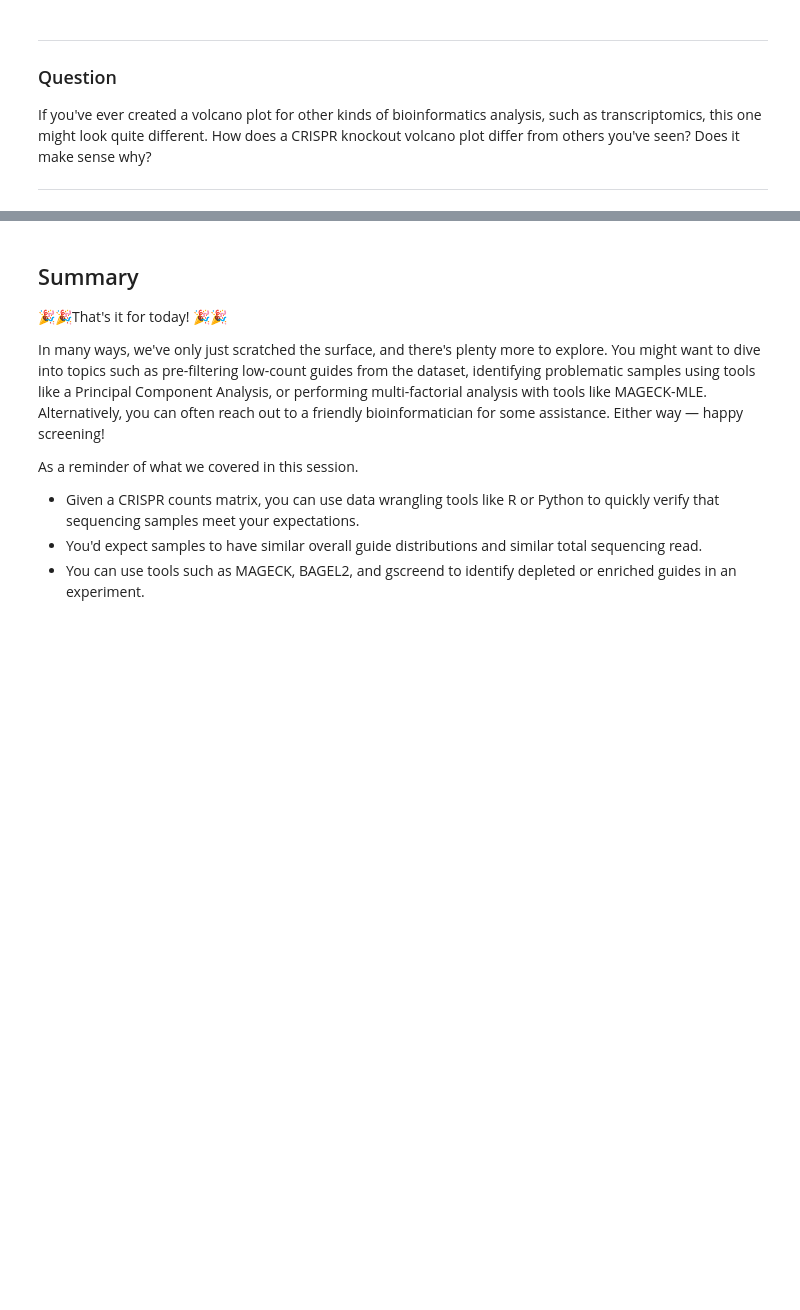
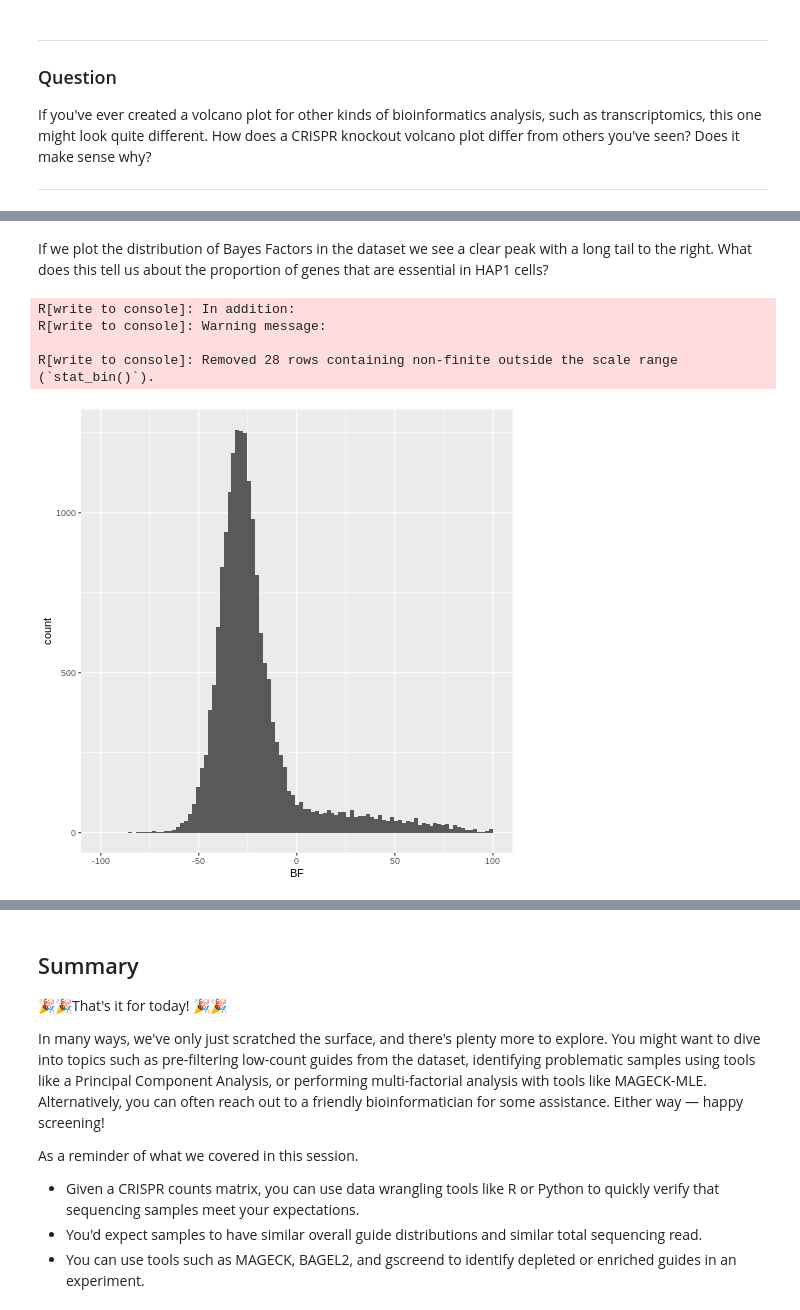
Before and after one commit to WCSCourses/CRISPR_informatics_2025, a Jupyter notebook: course_data_2025/CRISPR_Screening_data/crispr_counts_analysis.ipynb, the cells around one changed output, grey strips where cells are left out. Drawn from its saved outputs; the diff is of its cells as text; code cells hidden in the pictures; blank space fills up the shorter version.

```diff
--- a/course_data_2025/CRISPR_Screening_data/crispr_counts_analysis.ipynb
+++ b/course_data_2025/CRISPR_Screening_data/crispr_counts_analysis.ipynb
@@ -766,0 +730,6 @@ Several tools have been developed to mitigate this effect. MAGECK, for instance,
+# %%
+%%R
+library(tidyverse)
+bayes_factors <- read_tsv("hap1-essentials.bf") |>
+arrange(desc(BF))
+bayes_factors
@@ -766,0 +763,14 @@ Several tools have been developed to mitigate this effect. MAGECK, for instance,
+# %% [markdown]
+If we plot the distribution of Bayes Factors in the dataset we see a clear peak with a long tail to the right. What does this tell us about the proportion of genes that are essential in HAP1 cells?
+# %%
+
+%%R
+ggplot(bayes_factors, aes(x = BF)) +
+geom_histogram(bins = 100) +
+xlim(-100, 100)
+# %% [output]
+R[write to console]: In addition:
+R[write to console]: Warning message:
+
+R[write to console]: Removed 28 rows containing non-finite outside the scale range (`stat_bin()`).
+[figure, added]
```
Also changed, not shown: parts of 38 cells of this notebook.
